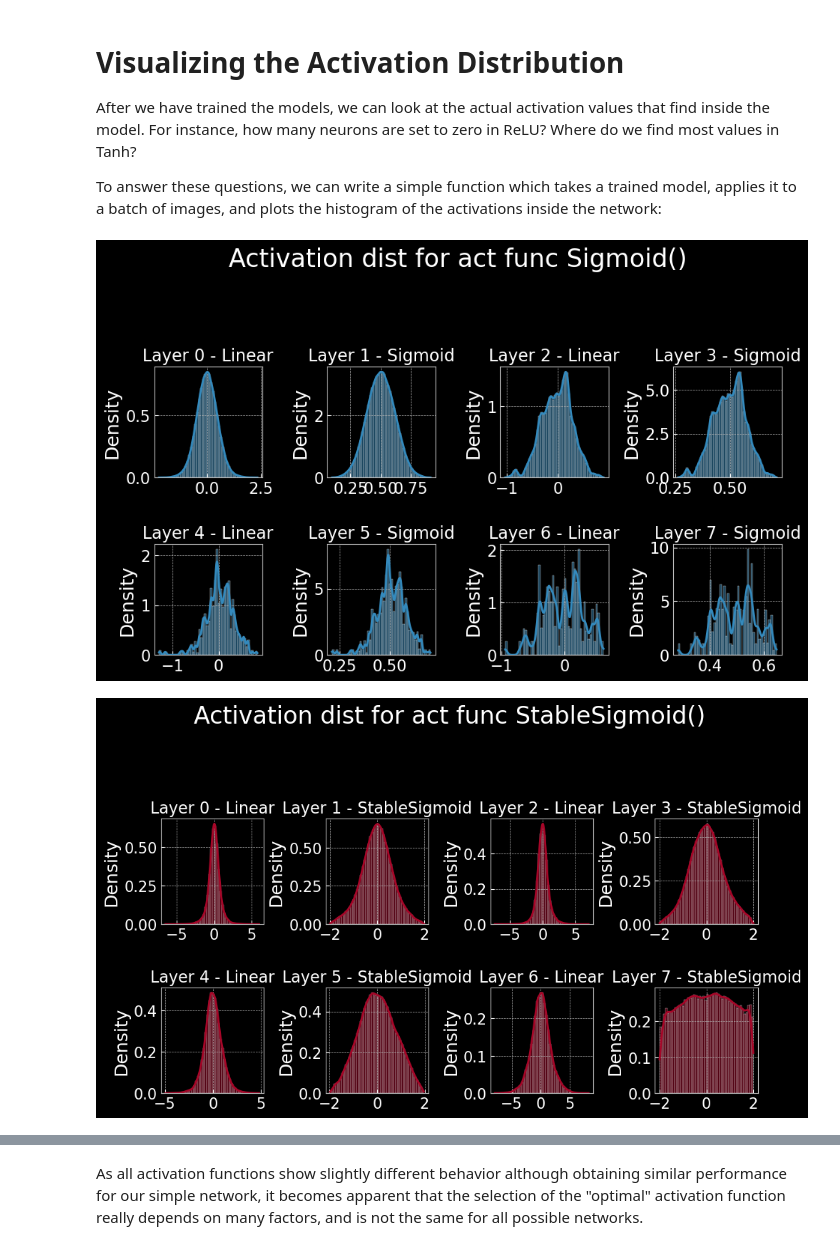
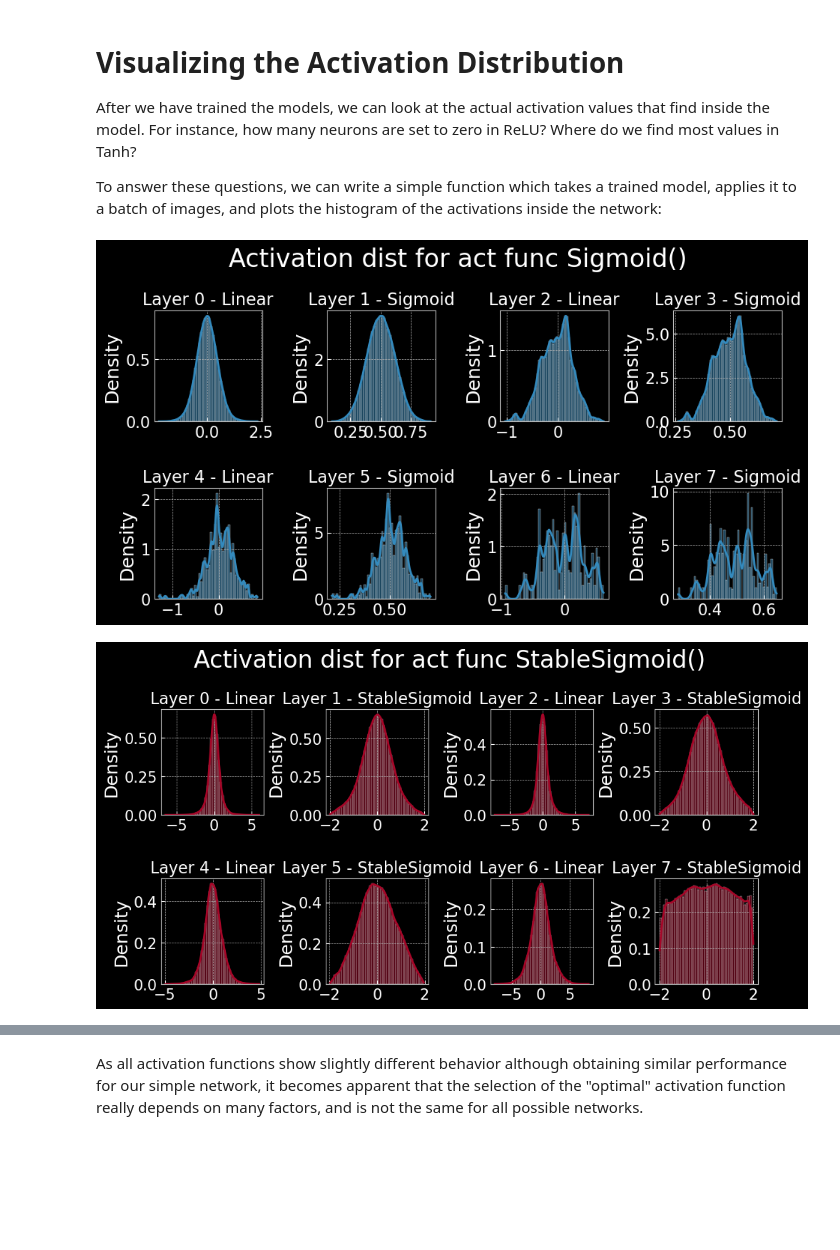
Before and after one commit to TimS-ml/My-ML, a Jupyter notebook: boring_draft/t3-2-activation distribution.ipynb, the cells around one changed output, grey strips where cells are left out. Saved outputs shown, nothing was run; the diff lists cells and outputs as text; code cells hidden in the pictures; blank space fills up the shorter version.

```diff
--- a/boring_draft/t3-2-activation distribution.ipynb
+++ b/boring_draft/t3-2-activation distribution.ipynb
@@ -491,33 +492,33 @@ def visualize_activations(net, color="C0"):
     columns = 4
     rows = int(np.ceil(len(activations)/columns))
     fig, ax = plt.subplots(rows, columns, figsize=(columns*2.7, rows*2.5))
     fig_index = 0
     for key in activations:
         key_ax = ax[fig_index//columns][fig_index%columns]
         sns.histplot(
             data=activations[key], bins=50, ax=key_ax,
             color=color, kde=True, stat="density")
         key_ax.set_title(
             "Layer %i - %s" % (key, net.layers[key].__class__.__name__),
             fontsize=16)
         # key_ax.set_xticklabels(key_ax.get_xticklabels(), rotation=30)
         fig_index += 1
 
-    fig.suptitle("Activation dist for act func %s" % (net.act_fn), fontsize=24, y=1.2)
+    fig.suptitle("Activation dist for act func %s" % (net.act_fn), fontsize=24, y=1.05)
     fig.subplots_adjust(hspace=0.6, wspace=0.6)
     plt.show()
     plt.close()
 
 
 for i, act_fn_name in enumerate(act_fn_by_name):
     act_fn = act_fn_by_name[act_fn_name]()
     net_actfn = load_model(
         model_path=CHECKPOINT_PATH,
         model_name="FashionMNIST_%s" % act_fn_name,
         act_fn=act_fn
     ).to(device)
     visualize_activations(net_actfn, color="C%i" % i)
     # break
 # %% [output]
-[figure, old version]
+[figure, new version]
-[figure, old version]
+[figure, new version]
```
Also changed, not shown: parts of 7 cells of this notebook, 2 other files.
